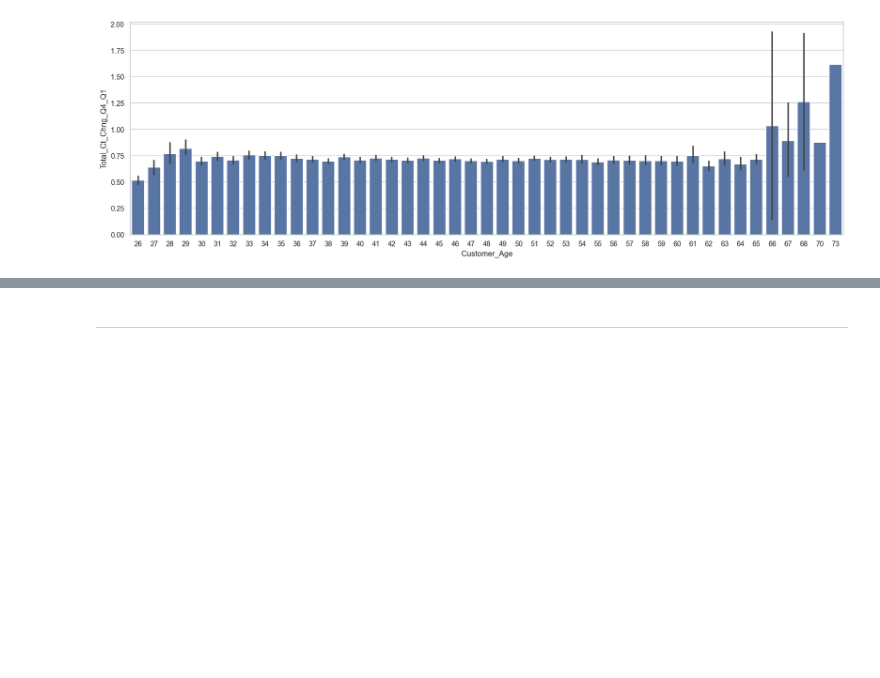
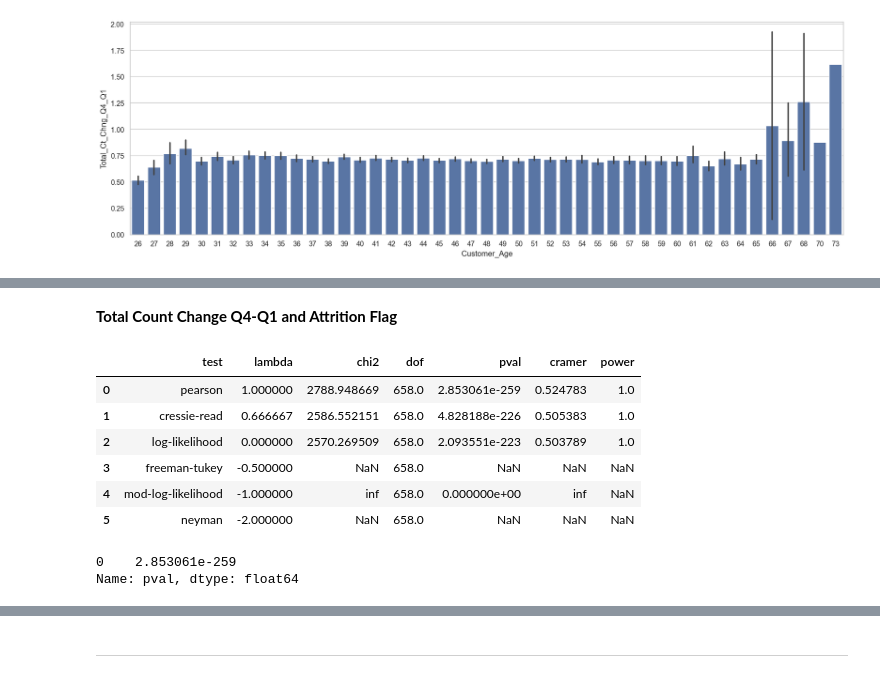
Before and after one commit to Lailah-Idrees/Credit-Card-Churning-Customers-Analysis-, a Jupyter notebook: jupyter_notebooks/Data_Visualisation.ipynb, the cells around one changed output, grey strips where cells are left out. Saved outputs shown, nothing was run; the diff lists cells and outputs as text; code cells hidden in the pictures; blank space fills up the shorter version.

```diff
--- a/jupyter_notebooks/Data_Visualisation.ipynb
+++ b/jupyter_notebooks/Data_Visualisation.ipynb
@@ -247,0 +293,18 @@ sns.barplot(data=df, y='Total_Ct_Chng_Q4_Q1', x='Customer_Age')
+# %% [markdown]
+**Total Count Change Q4-Q1 and Attrition Flag**
+# %%
+expected, observed, stats = pg.chi2_independence(data=df_transformed, x='Total_Ct_Chng_Q4_Q1', y='Attrition_Flag_Existing Customer')
+stats
+# %% [output]
+|  | test | lambda | chi2 | dof | pval | cramer | power |
+| 0 | pearson | 1.000000 | 2788.948669 | 658.0 | 2.853061e-259 | 0.524783 | 1.0 |
+| 1 | cressie-read | 0.666667 | 2586.552151 | 658.0 | 4.828188e-226 | 0.505383 | 1.0 |
+| 2 | log-likelihood | 0.000000 | 2570.269509 | 658.0 | 2.093551e-223 | 0.503789 | 1.0 |
+| 3 | freeman-tukey | -0.500000 | NaN | 658.0 | NaN | NaN | NaN |
+| 4 | mod-log-likelihood | -1.000000 | inf | 658.0 | 0.000000e+00 | inf | NaN |
+| 5 | neyman | -2.000000 | NaN | 658.0 | NaN | NaN | NaN |
+# %%
+stats.query("test=='pearson'")['pval']
+# %% [output]
+0    2.853061e-259
+Name: pval, dtype: float64
```
Also changed, not shown: parts of 38 cells of this notebook.
